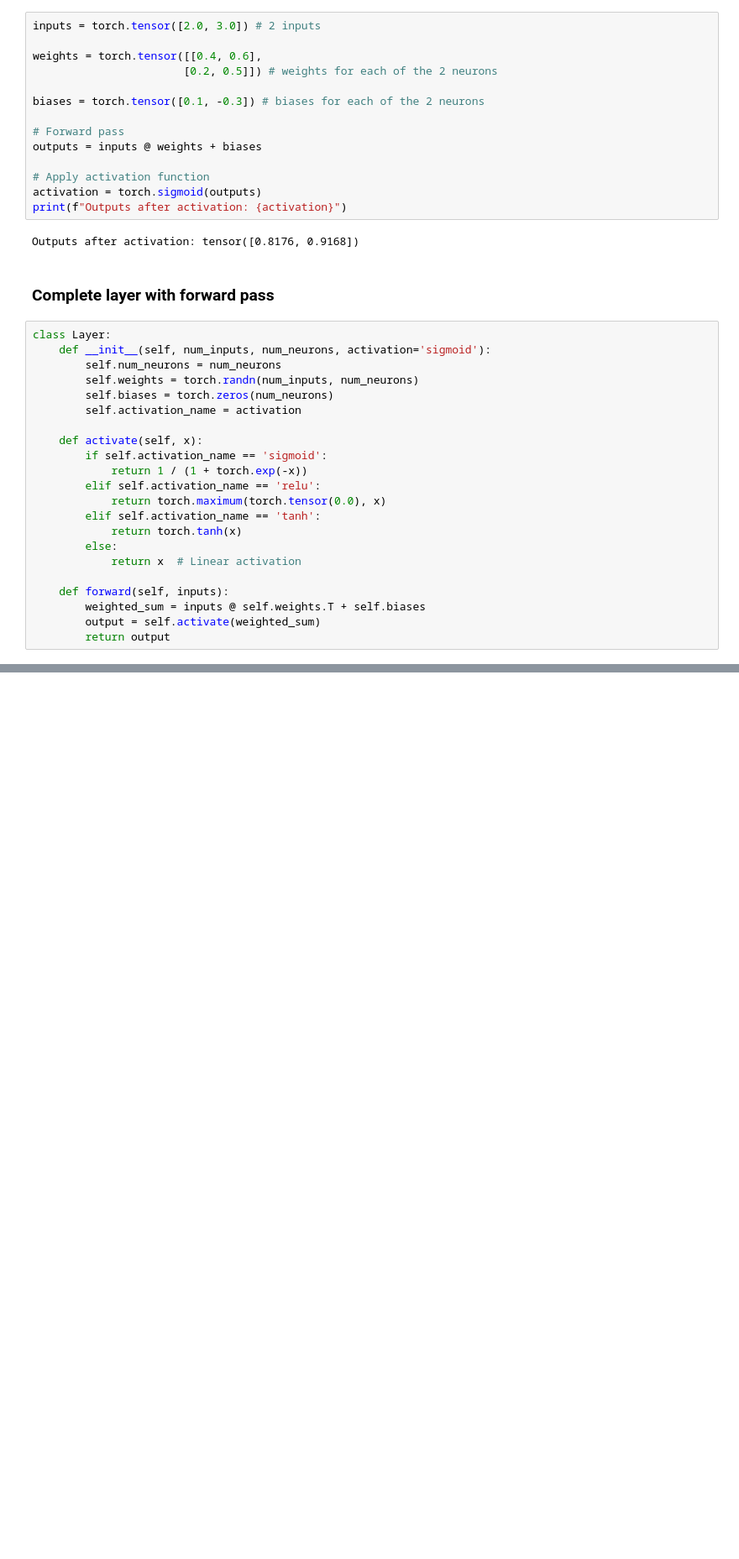
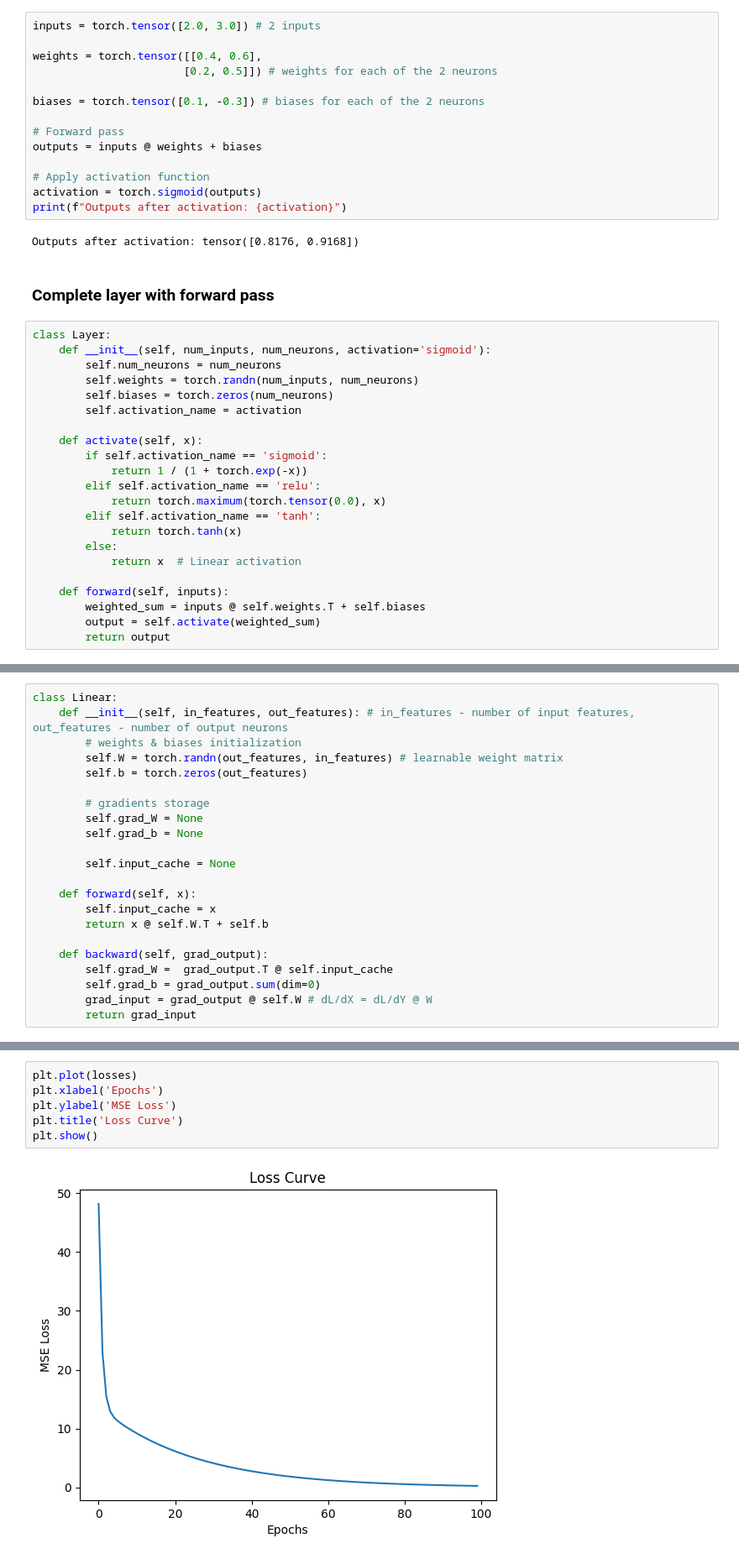
Before and after one commit to cnav01/llm-basics, a Jupyter notebook: single_neuron_from_scratch.ipynb, the cells around one changed output, grey strips where cells are left out. Shown at 84% size. Cells and saved outputs as stored; diff of their text form; blank space fills up the shorter version.

```diff
--- a/single_neuron_from_scratch.ipynb
+++ b/single_neuron_from_scratch.ipynb
@@ -144,0 +187,22 @@ for act in activations:
+# %%
+class Linear:
+    def __init__(self, in_features, out_features): # in_features - number of input features, out_features - number of output neurons
+        # weights & biases initialization
+        self.W = torch.randn(out_features, in_features) # learnable weight matrix
+        self.b = torch.zeros(out_features)
+
+        # gradients storage
+        self.grad_W = None
+        self.grad_b = None
+
+        self.input_cache = None
+
+    def forward(self, x):
+        self.input_cache = x
+        return x @ self.W.T + self.b
+
+    def backward(self, grad_output):
+        self.grad_W =  grad_output.T @ self.input_cache
+        self.grad_b = grad_output.sum(dim=0)
+        grad_input = grad_output @ self.W # dL/dX = dL/dY @ W
+        return grad_input
@@ -144,0 +328,8 @@ for act in activations:
+# %%
+plt.plot(losses)
+plt.xlabel('Epochs')
+plt.ylabel('MSE Loss')
+plt.title('Loss Curve')
+plt.show()
+# %% [output]
+[figure, added]
```
Also changed, not shown: parts of 8 cells of this notebook.
